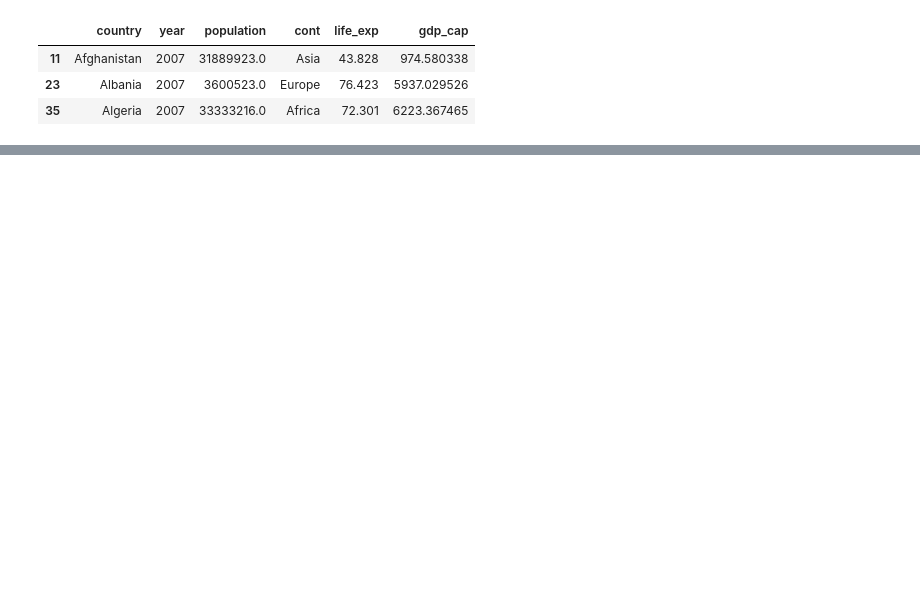
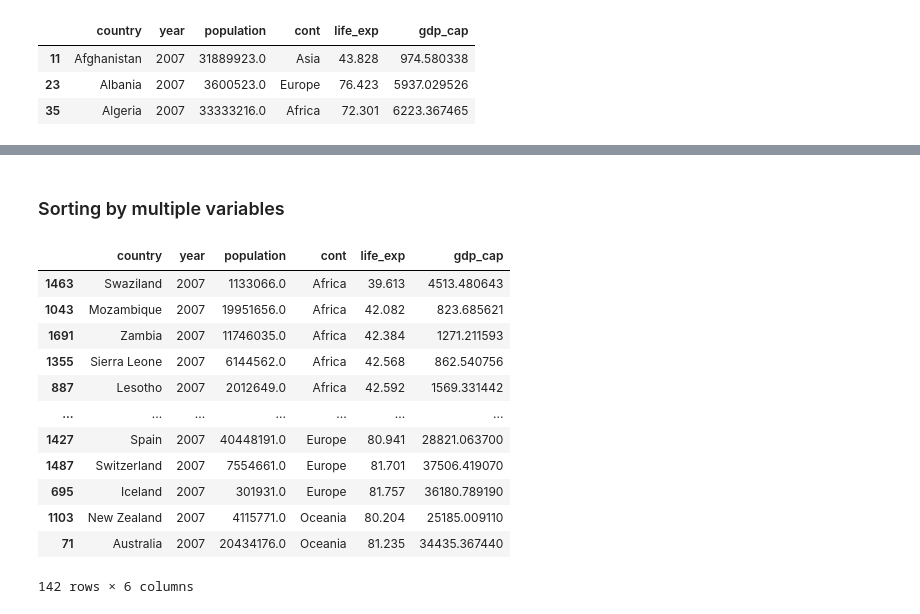
Before and after one commit to GustavMartinez/Python_practice, a Jupyter notebook: 09_libraries/pandas/data_manipulation_pandas.ipynb, the cells around one changed output, grey strips where cells are left out. Cells and saved outputs as stored; diff of their text form; code cells hidden in the pictures; blank space fills up the shorter version.

```diff
--- a/09_libraries/pandas/data_manipulation_pandas.ipynb
+++ b/09_libraries/pandas/data_manipulation_pandas.ipynb
@@ -30,0 +51,18 @@ df.sort_values('cont') # Apply the method to a specific column
+# %% [markdown]
+### Sorting by multiple variables
+# %%
+df.sort_values(['cont', 'life_exp']) # The dataset is sorted first by continent, and then by life_expectancy.
+# %% [output]
+|  | country | year | population | cont | life_exp | gdp_cap |
+| 1463 | Swaziland | 2007 | 1133066.0 | Africa | 39.613 | 4513.480643 |
+| 1043 | Mozambique | 2007 | 19951656.0 | Africa | 42.082 | 823.685621 |
+| 1691 | Zambia | 2007 | 11746035.0 | Africa | 42.384 | 1271.211593 |
+| 1355 | Sierra Leone | 2007 | 6144562.0 | Africa | 42.568 | 862.540756 |
+| 887 | Lesotho | 2007 | 2012649.0 | Africa | 42.592 | 1569.331442 |
+| ... | ... | ... | ... | ... | ... | ... |
+| 1427 | Spain | 2007 | 40448191.0 | Europe | 80.941 | 28821.063700 |
+| 1487 | Switzerland | 2007 | 7554661.0 | Europe | 81.701 | 37506.419070 |
+| 695 | Iceland | 2007 | 301931.0 | Europe | 81.757 | 36180.789190 |
+| 1103 | New Zealand | 2007 | 4115771.0 | Oceania | 80.204 | 25185.009110 |
+| 71 | Australia | 2007 | 20434176.0 | Oceania | 81.235 | 34435.367440 |
+142 rows × 6 columns
```
Also changed, not shown: parts of 11 cells of this notebook.
